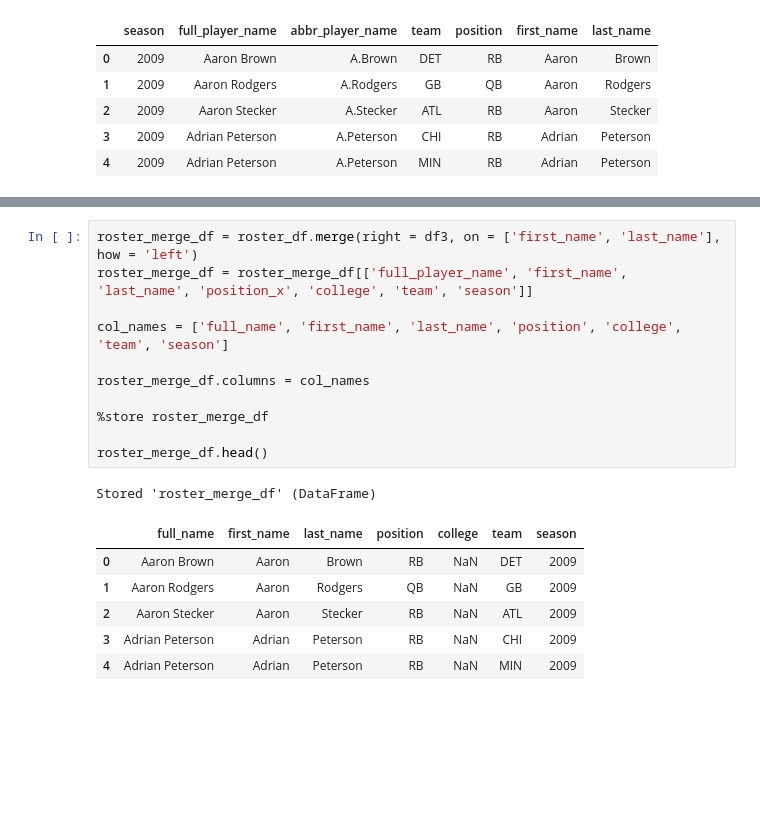
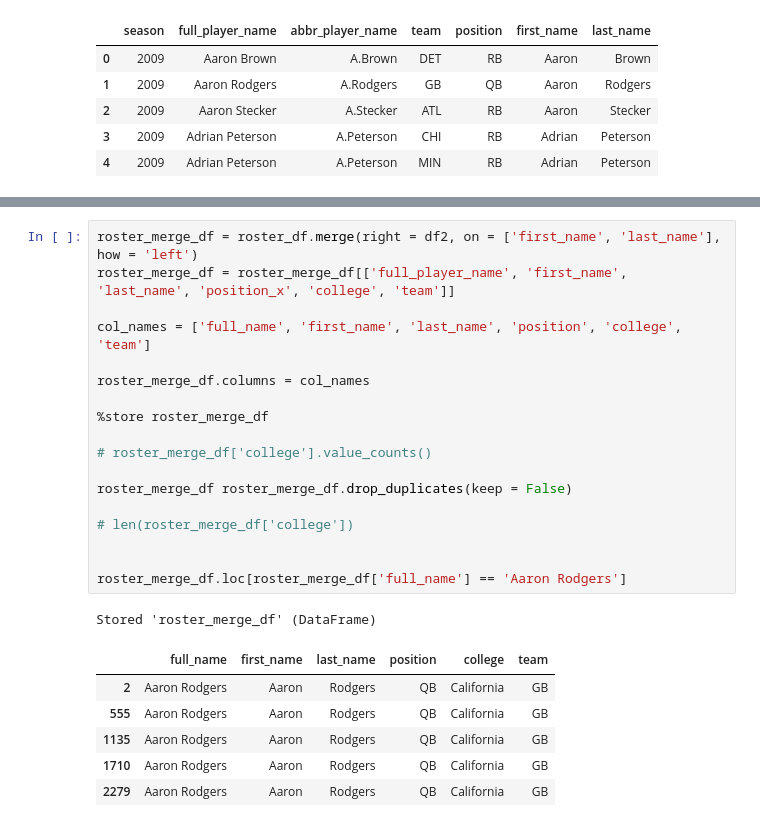
Before and after one commit to atomazos/etl_project, a Jupyter notebook: roster_college_merge.ipynb, the cells around one changed output, grey strips where cells are left out. Drawn from its saved outputs; the diff is of its cells as text; blank space fills up the shorter version.

Commit message:
Dropped duplicate players

```diff
--- a/roster_college_merge.ipynb
+++ b/roster_college_merge.ipynb
@@ -43,19 +57,26 @@ df3.head()
 # %%
-roster_merge_df = roster_df.merge(right = df3, on = ['first_name', 'last_name'], how = 'left')
-roster_merge_df = roster_merge_df[['full_player_name', 'first_name', 'last_name', 'position_x', 'college', 'team', 'season']]
+roster_merge_df = roster_df.merge(right = df2, on = ['first_name', 'last_name'], how = 'left')
+roster_merge_df = roster_merge_df[['full_player_name', 'first_name', 'last_name', 'position_x', 'college', 'team']]
 
-col_names = ['full_name', 'first_name', 'last_name', 'position', 'college', 'team', 'season']
+col_names = ['full_name', 'first_name', 'last_name', 'position', 'college', 'team']
 
 roster_merge_df.columns = col_names
 
 %store roster_merge_df
 
-roster_merge_df.head()
+# roster_merge_df['college'].value_counts()
+
+roster_merge_df roster_merge_df.drop_duplicates(keep = False)
+
+# len(roster_merge_df['college'])
+
+
+roster_merge_df.loc[roster_merge_df['full_name'] == 'Aaron Rodgers']
 # %% [output]
 Stored 'roster_merge_df' (DataFrame)
-|  | full_name | first_name | last_name | position | college | team | season |
-| 0 | Aaron Brown | Aaron | Brown | RB | NaN | DET | 2009 |
-| 1 | Aaron Rodgers | Aaron | Rodgers | QB | NaN | GB | 2009 |
-| 2 | Aaron Stecker | Aaron | Stecker | RB | NaN | ATL | 2009 |
-| 3 | Adrian Peterson | Adrian | Peterson | RB | NaN | CHI | 2009 |
-| 4 | Adrian Peterson | Adrian | Peterson | RB | NaN | MIN | 2009 |
+|  | full_name | first_name | last_name | position | college | team |
+| 2 | Aaron Rodgers | Aaron | Rodgers | QB | California | GB |
+| 555 | Aaron Rodgers | Aaron | Rodgers | QB | California | GB |
+| 1135 | Aaron Rodgers | Aaron | Rodgers | QB | California | GB |
+| 1710 | Aaron Rodgers | Aaron | Rodgers | QB | California | GB |
+| 2279 | Aaron Rodgers | Aaron | Rodgers | QB | California | GB |
```
Also changed, not shown: parts of 1 cell of this notebook.
